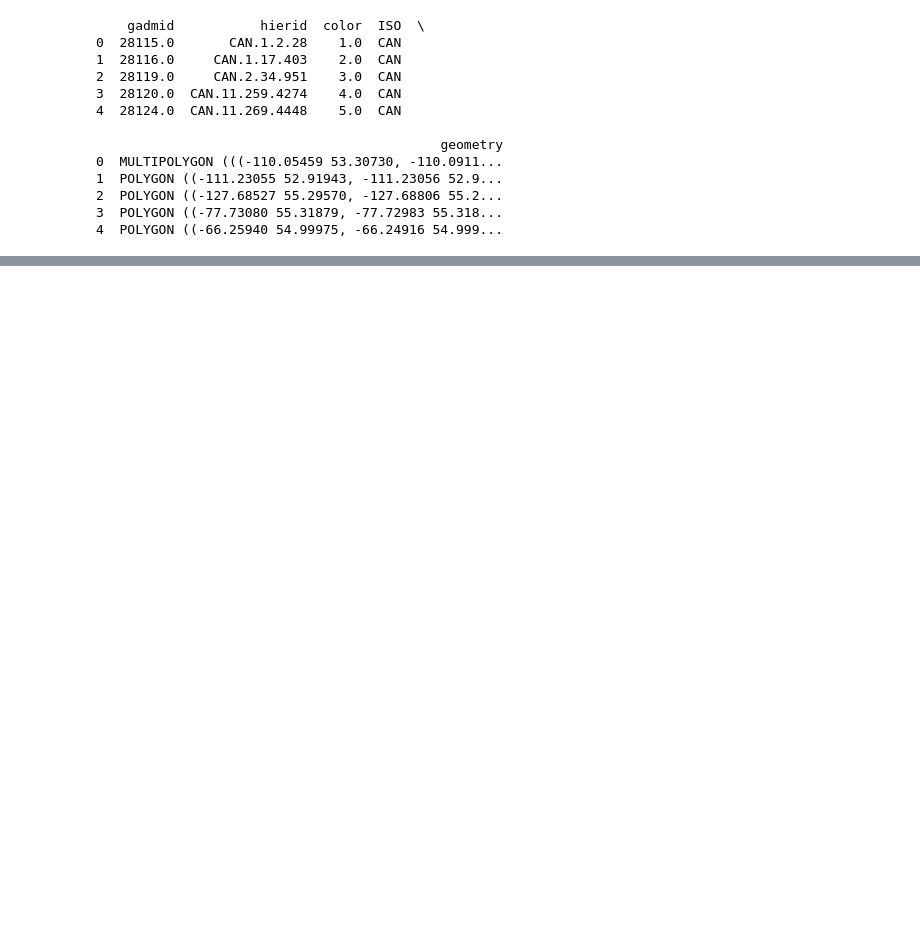
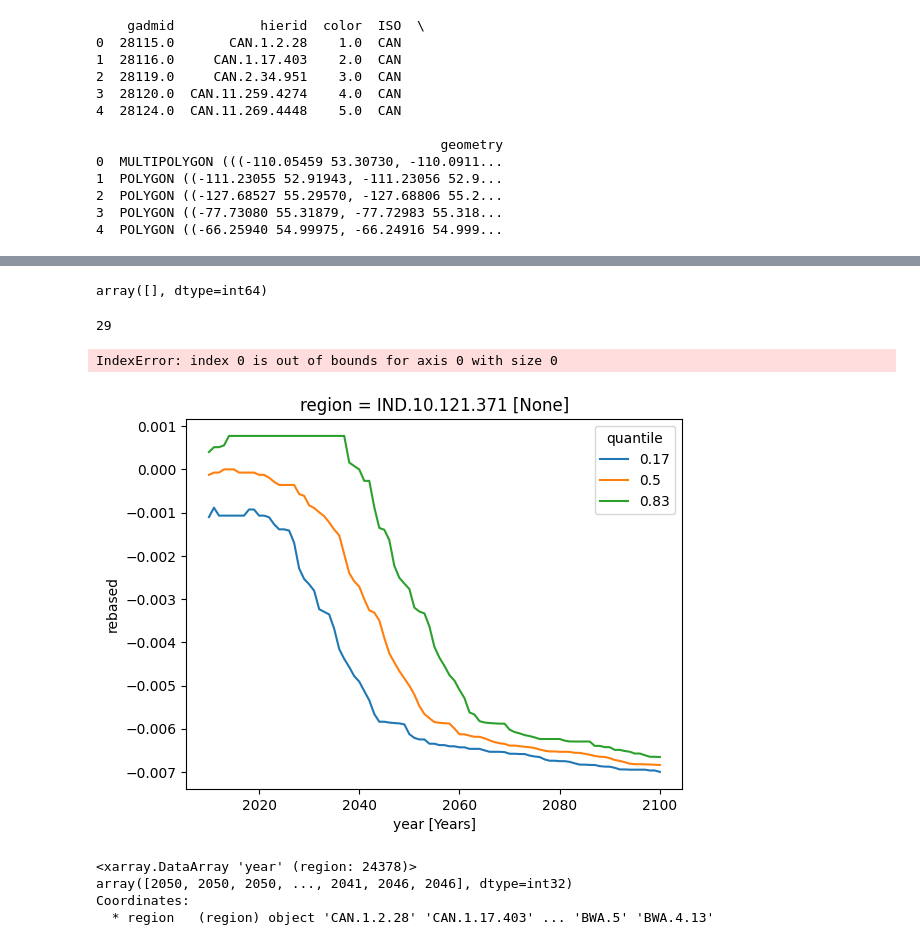
Before and after one commit to DanBlancoRutgers/Mortality_Project, a Jupyter notebook: notebooks/ToE_Project_Cleaned.ipynb, the cells around one changed output, grey strips where cells are left out. Saved outputs shown, nothing was run; the diff lists cells and outputs as text; code cells hidden in the pictures; blank space fills up the shorter version.

```diff
--- a/notebooks/ToE_Project_Cleaned.ipynb
+++ b/notebooks/ToE_Project_Cleaned.ipynb
@@ -22,9 +17,9 @@ import geopandas
 # %%
 #loading in mortality dataset from hierarchy file (available on Zenodo)
 #fn is the full aggregated dataset
-fn = "/Users/danielblanco/Documents/Mortality_Project/data/2_projection/3_impacts/main_specification/raw/single/rcp85/CCSM4/low/SSP3/Agespec_interaction_GMFD_POLY-4_TINV_CYA_NW_w1-oldest-aggregated.nc4"
+fn = "/projects/kopp/dtb96/branches/Mortality_Project/data/2_projection/3_impacts/main_specification/raw/single/rcp85/CCSM4/low/SSP3/Agespec_interaction_GMFD_POLY-4_TINV_CYA_NW_w1-oldest.nc4"
 
 #fn1 is the HistClim dataset
-fn1 = "/Users/danielblanco/Documents/Mortality_Project/data/2_projection/3_impacts/main_specification/raw/single/rcp85/CCSM4/low/SSP3/Agespec_interaction_GMFD_POLY-4_TINV_CYA_NW_w1-oldest-histclim-aggregated.nc4"
+fn1 = "/projects/kopp/dtb96/branches/Mortality_Project/data/2_projection/3_impacts/main_specification/raw/single/rcp85/CCSM4/low/SSP3/Agespec_interaction_GMFD_POLY-4_TINV_CYA_NW_w1-oldest-incadapt.nc4"
 # %%
 #loading in shapefile associated with hierarchy file
@@ -228,0 +44,13 @@ result_list
+# %%
+def fix_region(ds):
+    """Clean raw mortality Datasets so region is helpful.
+
+    Changes coords/dims/vars so 'region' is region names we can select data by.
+    For e.g. `ds.sel(region='IND.10.121')` should work properly.
+    """
+    return ds.set_coords("regions").swap_dims({"region": "regions"}).rename({"regions": "region"})
+
+
+ds = fix_region(xr.open_dataset(fn))
+ds1 = fix_region(xr.open_dataset(fn1))
+ds
@@ -228,0 +97,29 @@ result_list
+# %%
+q = (0.17, 0.5, 0.83)
+window_n = 30
+rebased_qs = ds["rebased"].rolling({"year": window_n}, center=False).construct("tmp").quantile(q,skipna= False, dim="tmp")
+rebased_qs1 = ds1["rebased"].rolling({"year": window_n}, center=False).construct("tmp").quantile(q,skipna= False, dim="tmp")
+# %%
+a = np.where(rebased_qs.sel(region="IND.10.121.371", quantile=0.17) >=rebased_qs.sel(region="IND.10.121.371",quantile=0.83, year =2010))
+a = np.asarray(a)
+a1 = a.min(axis=0)
+amin = min(a)
+
+amin
+# %% [output]
+array([], dtype=int64)
+# %%
+b = np.where(rebased_qs.sel(region="IND.10.121.371", quantile=0.17) <=rebased_qs.sel(region="IND.10.121.371",quantile=0.83, year =2010))
+b = np.asarray(b)
+b1 = b.min(axis=0)
+bmin = min(b)
+bmin[0]
+# %% [output]
+29
+# %%
+rebased_qs.sel(region="IND.10.121.371").plot.line(x="year")
+plt.axvline(x = amin[0]+1981, linestyle='--')
+plt.axhline(y=rebased_qs.sel(region="IND.10.121.371", quantile=0.83,year=2010), linestyle='--', c='g')
+# %% [output]
+IndexError: index 0 is out of bounds for axis 0 with size 0
+[figure, added]
@@ -228,0 +160,7 @@ result_list
+# %%
+earliest_threshold_year_benefits_1
+# %% [output]
+<xarray.DataArray 'year' (region: 24378)>
+array([2050, 2050, 2050, ..., 2041, 2046, 2046], dtype=int32)
+Coordinates:
+  * region   (region) object 'CAN.1.2.28' 'CAN.1.17.403' ... 'BWA.5' 'BWA.4.13'
```
Also changed, not shown: parts of 33 cells of this notebook.
